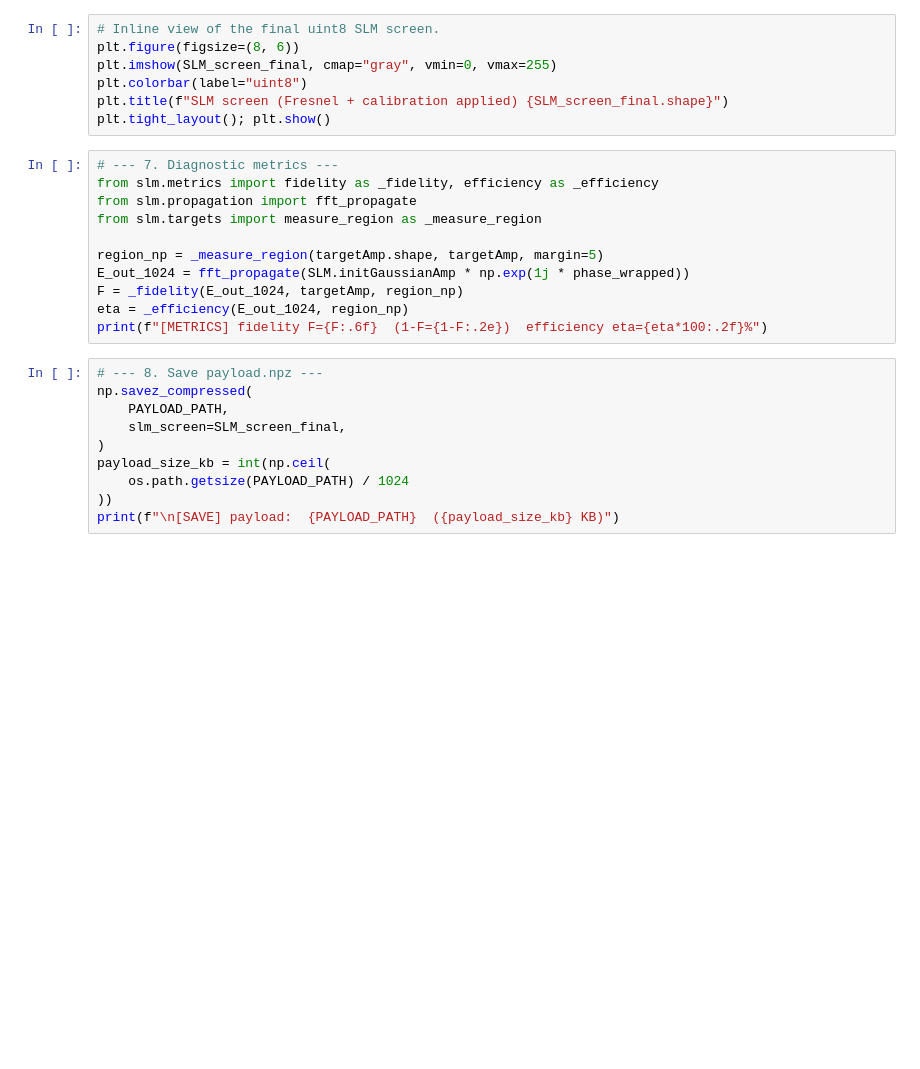
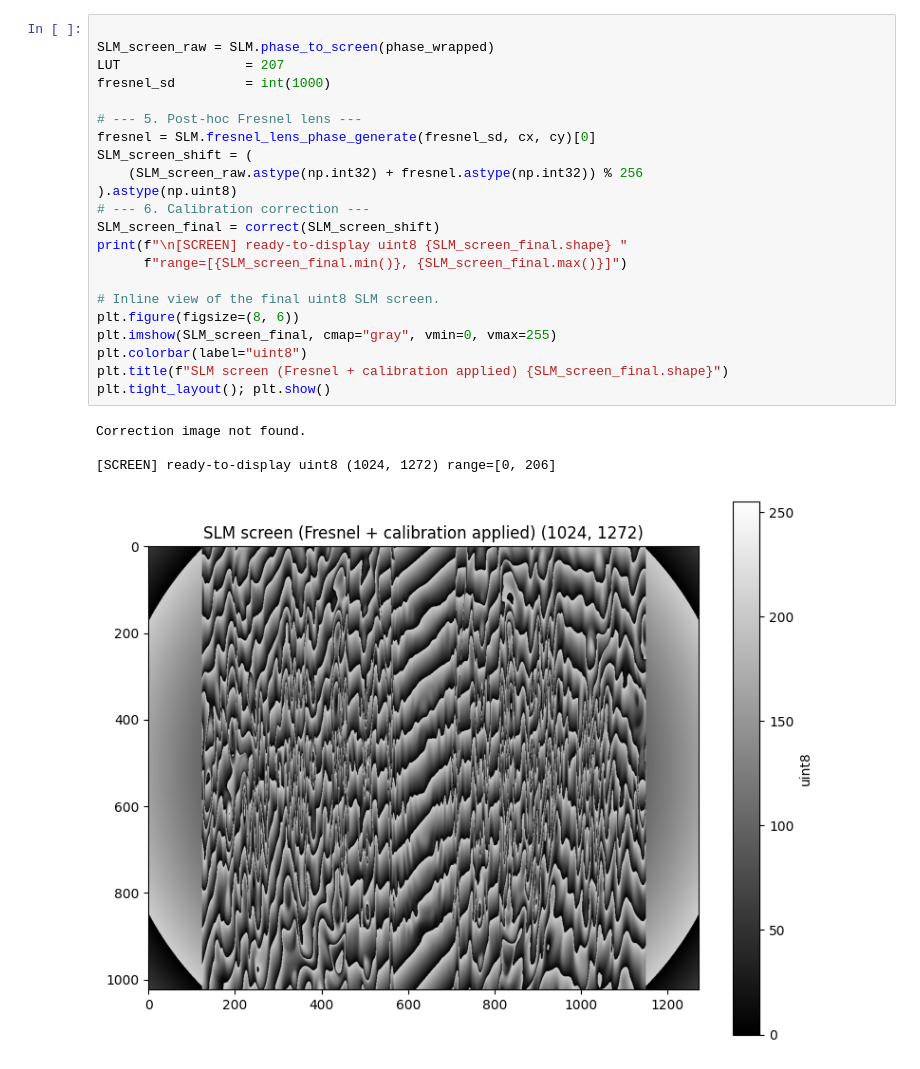
Before and after one commit to ChanceSiyuan/SLMengineer, a Jupyter notebook: scripts/sheet/testfile_sheet.ipynb, the cells around one changed output. Saved outputs shown, nothing was run; the diff lists cells and outputs as text; blank space fills up the shorter version.

```diff
--- a/scripts/sheet/testfile_sheet.ipynb
+++ b/scripts/sheet/testfile_sheet.ipynb
@@ -215,28 +287,27 @@ print(f"\n[SCREEN] ready-to-display uint8 {SLM_screen_final.shape} "
 # %%
+
+SLM_screen_raw = SLM.phase_to_screen(phase_wrapped)
+LUT                = 207
+fresnel_sd         = int(1000)
+
+# --- 5. Post-hoc Fresnel lens ---
+fresnel = SLM.fresnel_lens_phase_generate(fresnel_sd, cx, cy)[0]
+SLM_screen_shift = (
+    (SLM_screen_raw.astype(np.int32) + fresnel.astype(np.int32)) % 256
+).astype(np.uint8)
+# --- 6. Calibration correction ---
+SLM_screen_final = correct(SLM_screen_shift)
+print(f"\n[SCREEN] ready-to-display uint8 {SLM_screen_final.shape} "
+      f"range=[{SLM_screen_final.min()}, {SLM_screen_final.max()}]")
+
 # Inline view of the final uint8 SLM screen.
 plt.figure(figsize=(8, 6))
 plt.imshow(SLM_screen_final, cmap="gray", vmin=0, vmax=255)
 plt.colorbar(label="uint8")
 plt.title(f"SLM screen (Fresnel + calibration applied) {SLM_screen_final.shape}")
 plt.tight_layout(); plt.show()
+# %% [output]
+Correction image not found.
+
+[SCREEN] ready-to-display uint8 (1024, 1272) range=[0, 206]
+[figure, added]
-# %%
-# --- 7. Diagnostic metrics ---
-from slm.metrics import fidelity as _fidelity, efficiency as _efficiency
-from slm.propagation import fft_propagate
-from slm.targets import measure_region as _measure_region
-
-region_np = _measure_region(targetAmp.shape, targetAmp, margin=5)
-E_out_1024 = fft_propagate(SLM.initGaussianAmp * np.exp(1j * phase_wrapped))
-F = _fidelity(E_out_1024, targetAmp, region_np)
-eta = _efficiency(E_out_1024, region_np)
-print(f"[METRICS] fidelity F={F:.6f}  (1-F={1-F:.2e})  efficiency eta={eta*100:.2f}%")
-# %%
-# --- 8. Save payload.npz ---
-np.savez_compressed(
-    PAYLOAD_PATH,
-    slm_screen=SLM_screen_final,
-)
-payload_size_kb = int(np.ceil(
-    os.path.getsize(PAYLOAD_PATH) / 1024
-))
-print(f"\n[SAVE] payload:  {PAYLOAD_PATH}  ({payload_size_kb} KB)")
```
Also changed, not shown: parts of 18 cells of this notebook, 6 other files.
